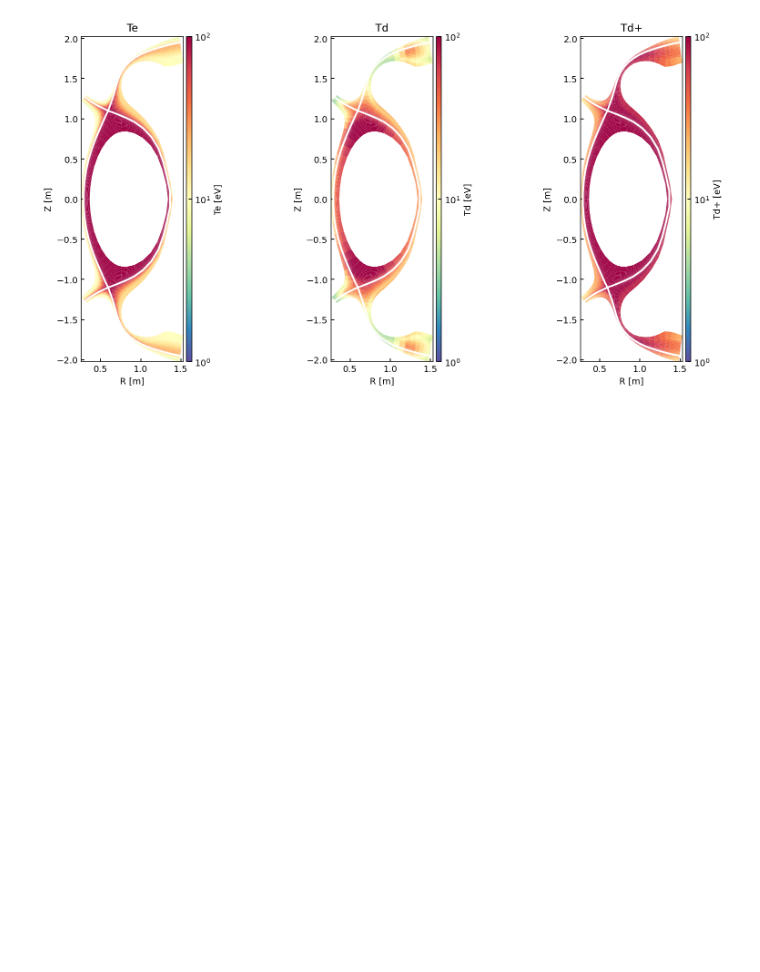
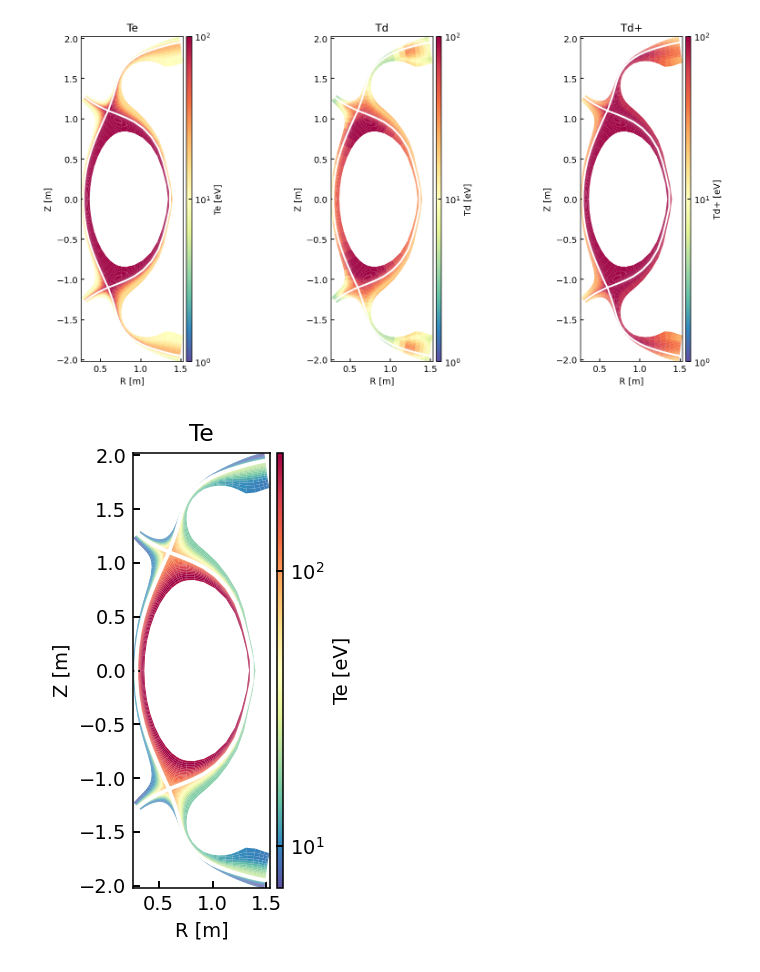
Before and after one commit to sun51027/hermes3-2dplots, a Jupyter notebook: plot_2Dpolygon.ipynb, the cells around one changed output. Saved outputs shown, nothing was run; the diff lists cells and outputs as text; code cells hidden in the pictures; blank space fills up the shorter version.

```diff
--- a/plot_2Dpolygon.ipynb
+++ b/plot_2Dpolygon.ipynb
@@ -69,3 +69,12 @@ ds["Td+"].bout.polygon(ax = ax[2], cmap = "Spectral_r", antialias = True, logsca
 plt.tight_layout()
 # %% [output]
 [figure]
+# %%
+ds = cs["MAST-U"].ds.isel(t=-1)
+fig, ax = plt.subplots()
+
+ds["Te"].bout.polygon(ax=ax, cmap = "Spectral_r", antialias = True, logscale = True)
+
+plt.tight_layout()
+# %% [output]
+[figure, added]
```
Also changed, not shown: 2 other files.
